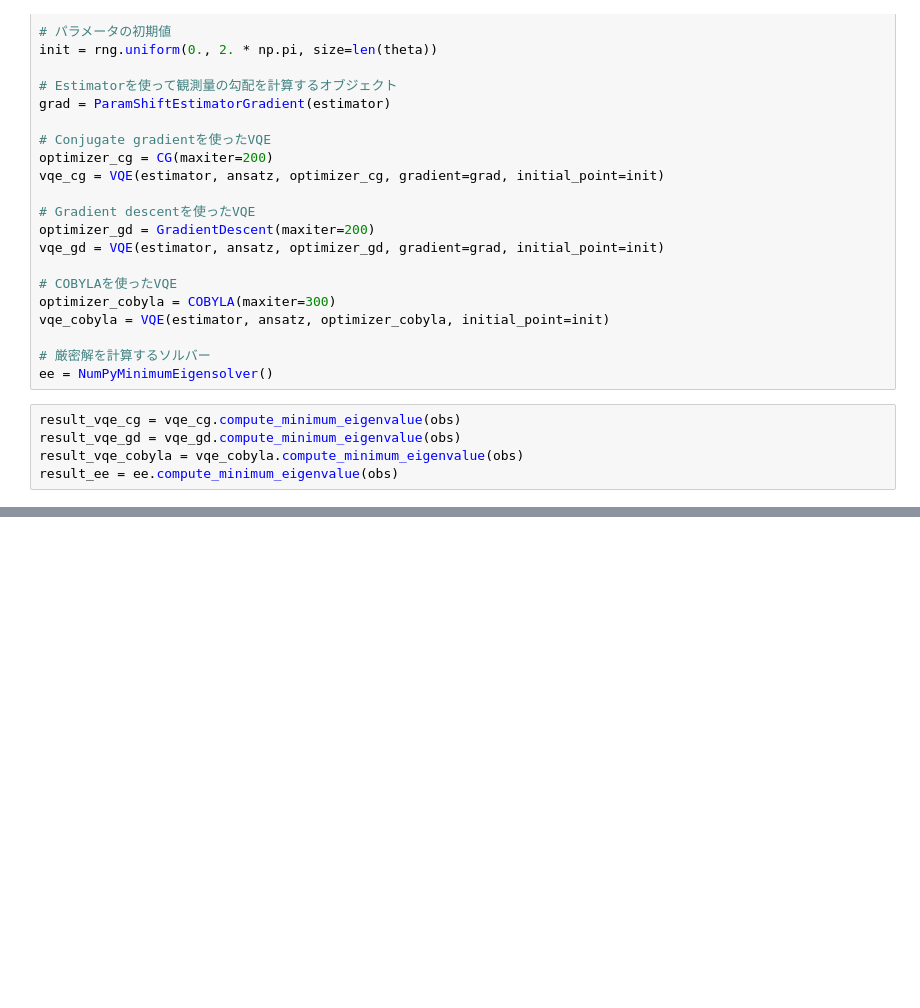
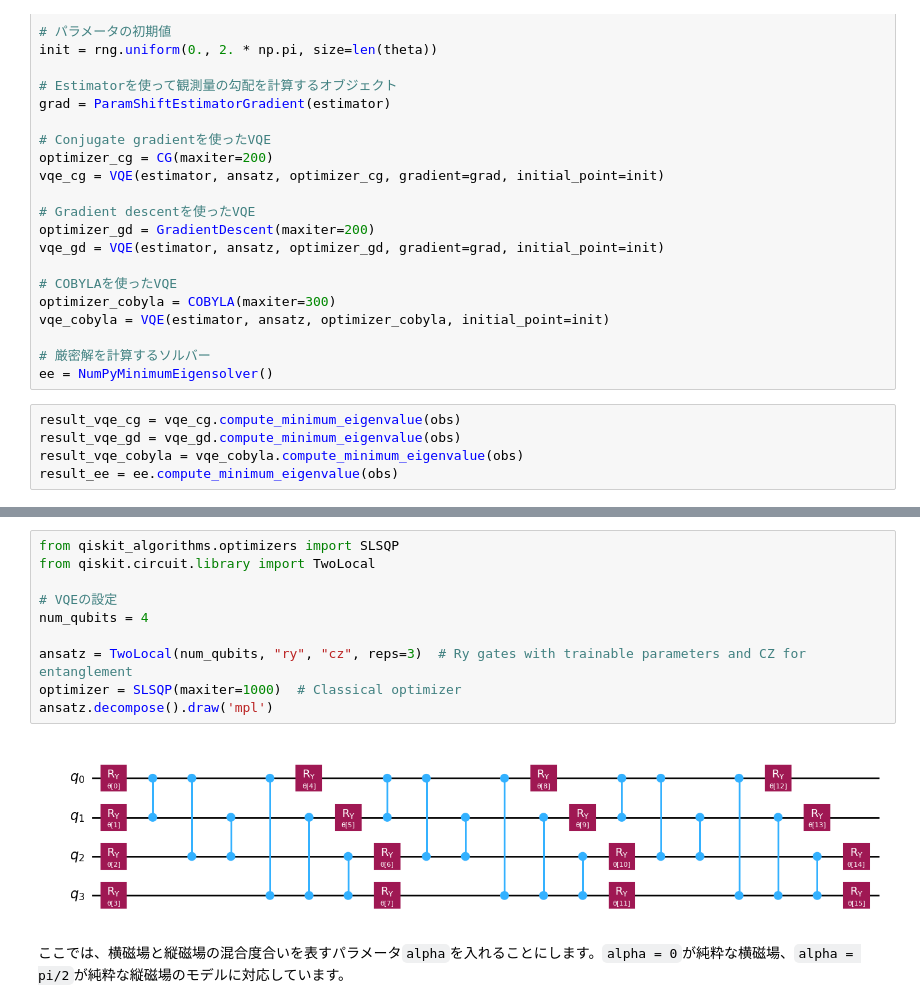
Before and after one commit to kterashi/qc-workbook-lecturenotes, a Jupyter notebook: 2024_05_23.ipynb, the cells around one changed output, grey strips where cells are left out. Saved outputs shown, nothing was run; the diff lists cells and outputs as text; blank space fills up the shorter version.

```diff
--- a/2024_05_23.ipynb
+++ b/2024_05_23.ipynb
@@ -414,0 +428,14 @@ Result:
+# %%
+from qiskit_algorithms.optimizers import SLSQP
+from qiskit.circuit.library import TwoLocal
+
+# VQEの設定
+num_qubits = 4
+
+ansatz = TwoLocal(num_qubits, "ry", "cz", reps=3)  # Ry gates with trainable parameters and CZ for entanglement
+optimizer = SLSQP(maxiter=1000)  # Classical optimizer
+ansatz.decompose().draw('mpl')
+# %% [output]
+[figure, added]
+# %% [markdown]
+ここでは、横磁場と縦磁場の混合度合いを表すパラメータ`alpha`を入れることにします。`alpha = 0`が純粋な横磁場、`alpha = pi/2`が純粋な縦磁場のモデルに対応しています。
```
Also changed, not shown: parts of 22 cells of this notebook.
